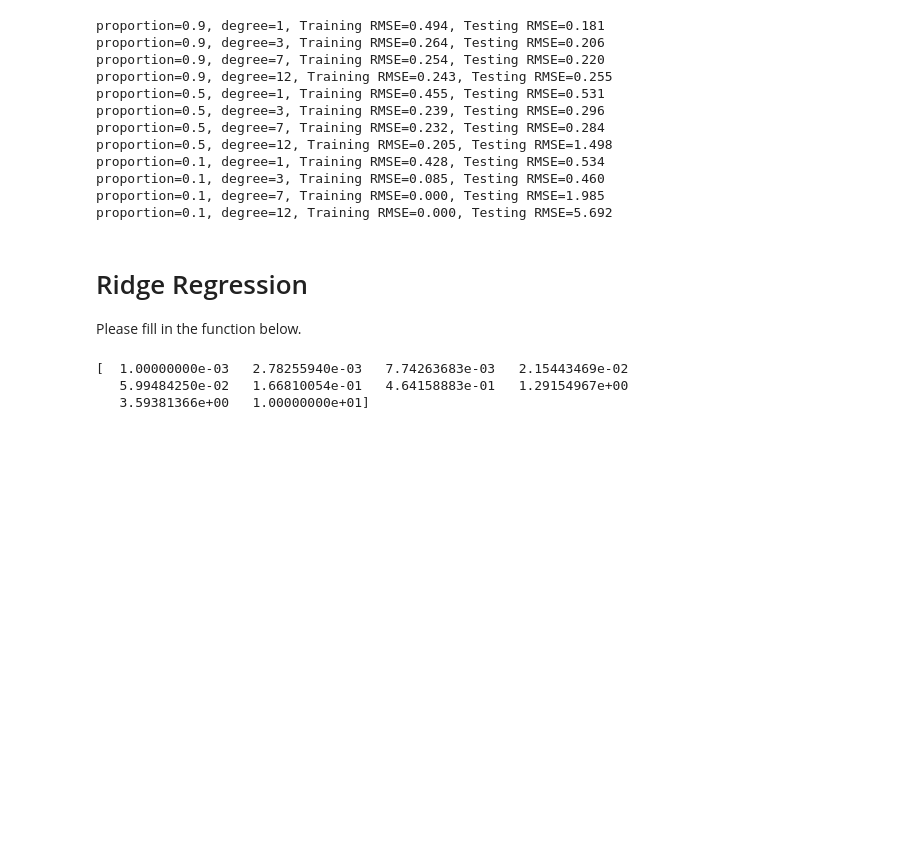
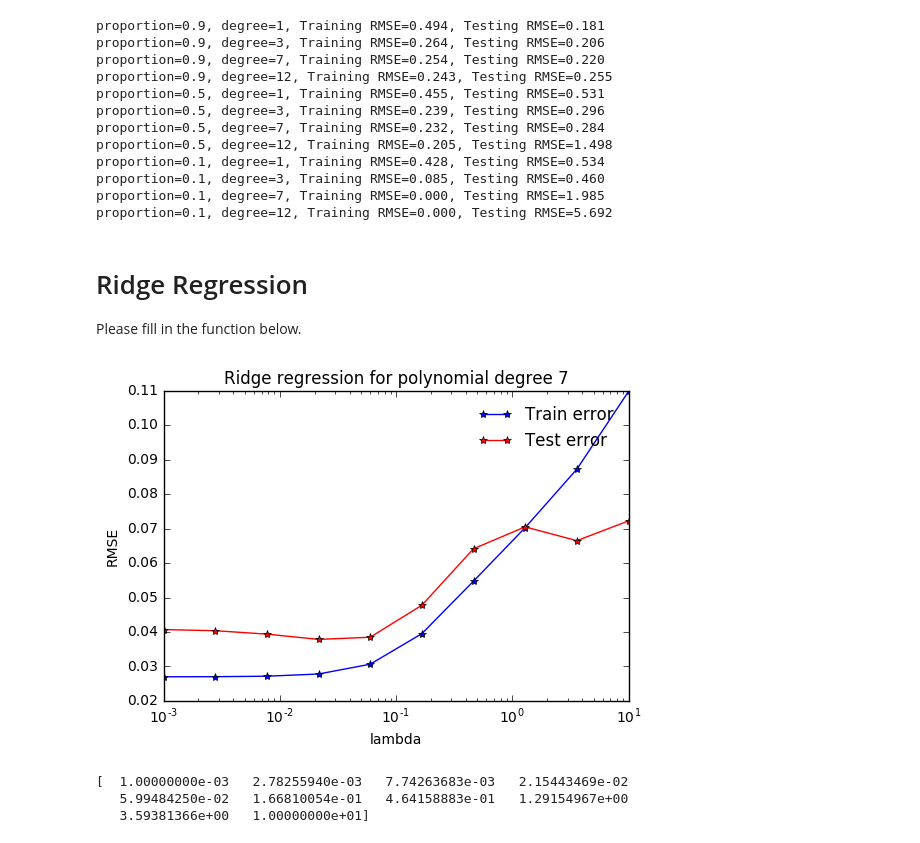
Before and after one commit to robines-wins/ML_course, a Jupyter notebook: labs/ex03/template/ex03.ipynb, the cells around one changed output. Cells and saved outputs as stored; diff of their text form; code cells hidden in the pictures; blank space fills up the shorter version.

```diff
--- a/labs/ex03/template/ex03.ipynb
+++ b/labs/ex03/template/ex03.ipynb
@@ -227,32 +227,41 @@ def ridge_regression(y, tx, lamb):
     return np.linalg.inv(tx.T.dot(tx)+lambp*np.eye(tx.shape[1])).dot(tx.T).dot(y)
     #return np.linalg.inv((tx.t @ tx) + lambp*np.eye(tx.shape[0])) @ tx.T @ y
 # %%
+from plots import plot_train_test
 def ridge_regression_demo(x, y, degree, ratio, seed):
     """ridge regression demo."""
     # define parameter
     lambdas = np.logspace(-3, 1, 10)
+    train_e = []
+    test_e = []
     # ***************************************************
     # INSERT YOUR CODE HERE
     # split the data, and return train and test data: TODO
     # ***************************************************
     ((trainx,trainy),(testx,testy)) = split_data(x,y,ratio,seed)
     # ***************************************************
     # INSERT YOUR CODE HERE
     # form train and test data with polynomial basis function: TODO
     # ***************************************************
     trainpoly = build_poly(trainx,degree)
     testpoly = build_poly(testx,degree)
     # ***************************************************
     # INSERT YOUR CODE HERE
     # ridge regression with different lambda: TODO
     # ***************************************************
     for lamb in lambdas:
         w = ridge_regression(trainy,trainpoly,lamb)
+        train_e.append(compute_cost_MSE(trainy,trainpoly,w))
+        test_e.append(compute_cost_MSE(testy,testpoly,w))
+
+    plot_train_test(train_e,test_e,lambdas,degree)
 
 seed = 6
 degree = 7
 split_ratio = 0.5
 ridge_regression_demo(x, y, degree, split_ratio, seed)
+# %% [output]
+[figure, added]
 # %%
 m = np.logspace(-3, 1, 10)
 print(m)
```
Also changed, not shown: 1 other file.
